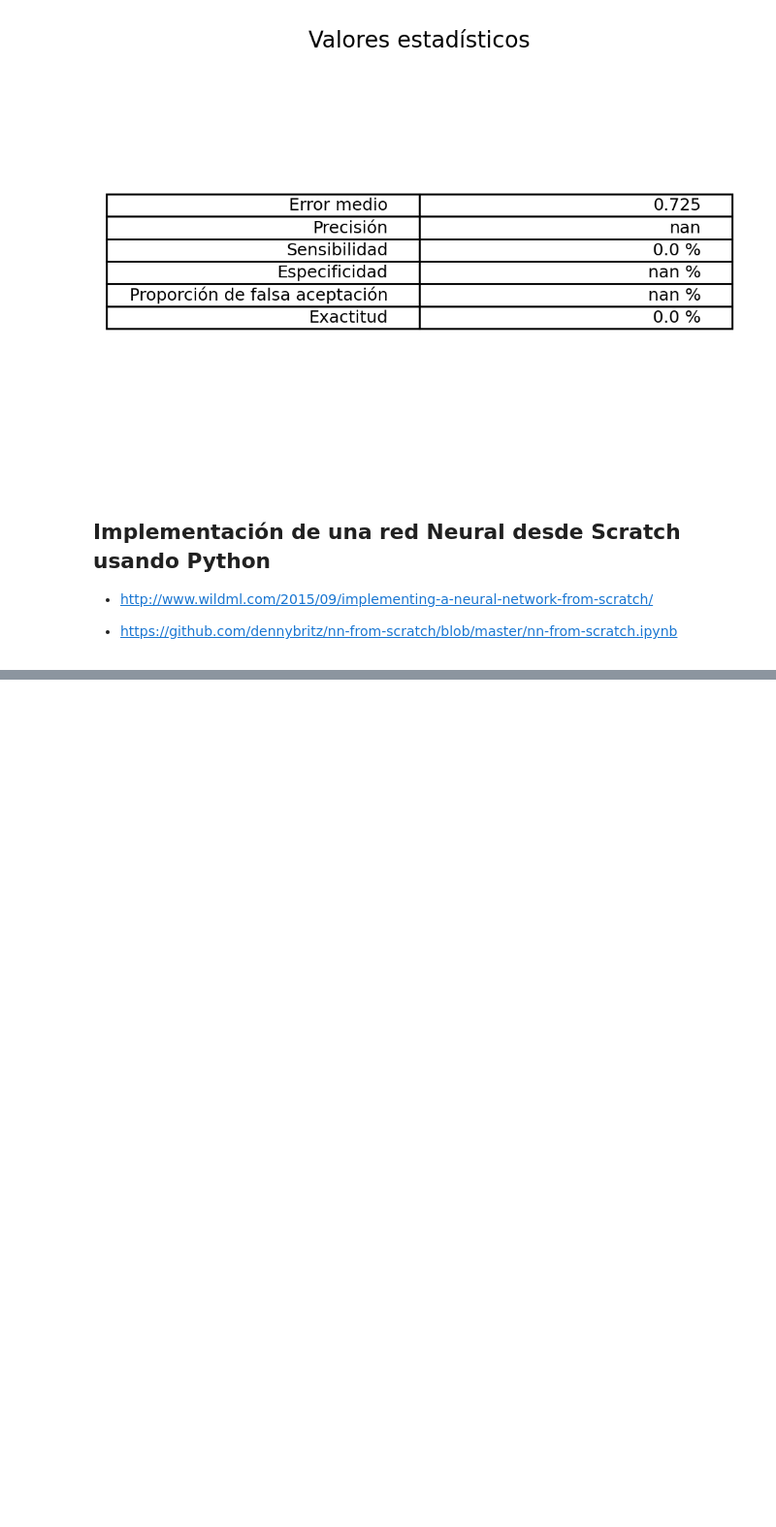
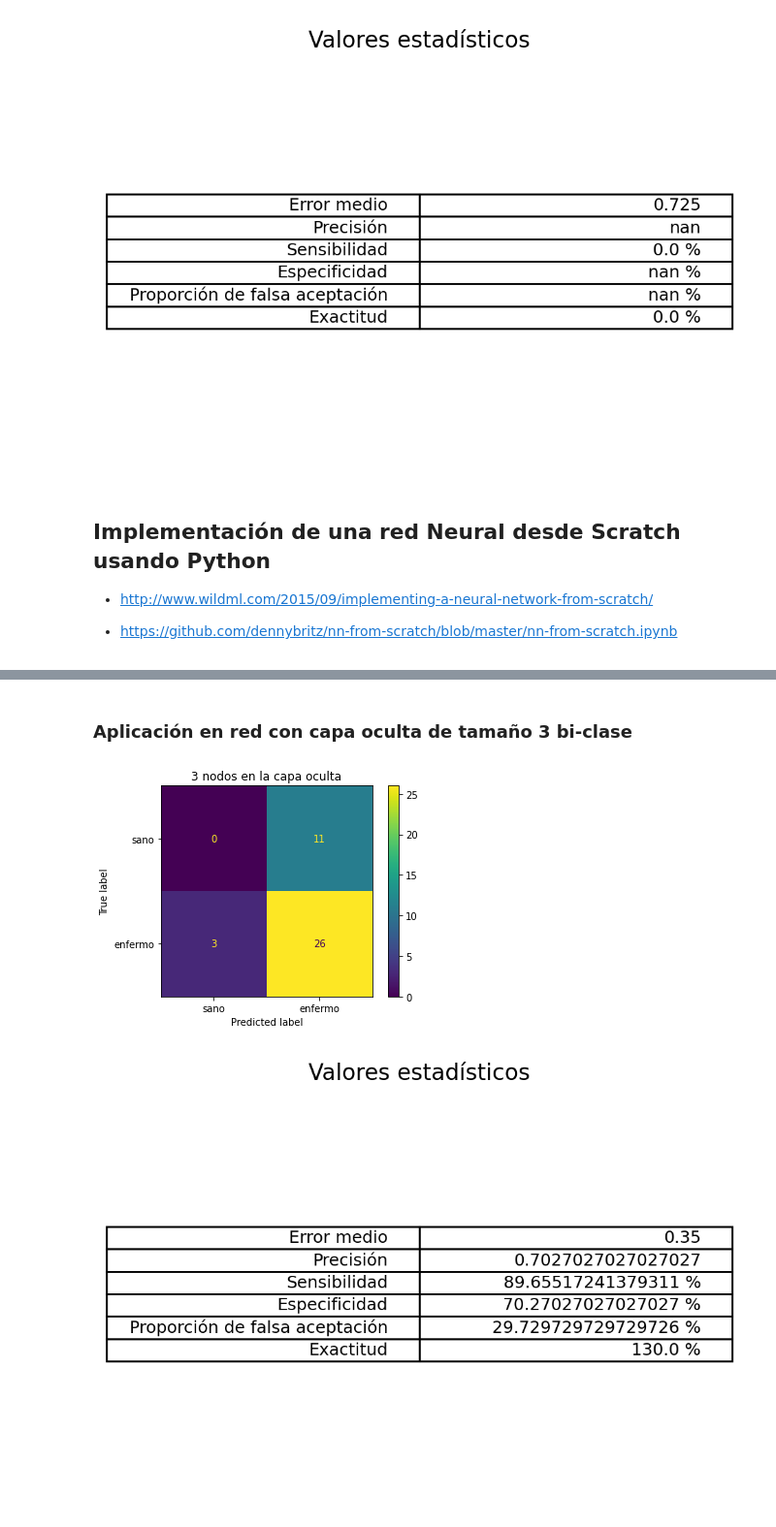
Before and after one commit to esteban11519/tecnicasDeInteligenciaArtificial, a Jupyter notebook: PF/clasificacionConRNA.ipynb, the cells around one changed output, grey strips where cells are left out. Shown at 97% size. Cells and saved outputs as stored; diff of their text form; code cells hidden in the pictures; blank space fills up the shorter version.

```diff
--- a/PF/clasificacionConRNA.ipynb
+++ b/PF/clasificacionConRNA.ipynb
@@ -754,3 +756,7 @@ valoresEstadisticos(Yprueba,tp,fp,fn,tp)
 * http://www.wildml.com/2015/09/implementing-a-neural-network-from-scratch/
 
 * https://github.com/dennybritz/nn-from-scratch/blob/master/nn-from-scratch.ipynb
+# %%
+# Entrenar el clasificador de regresión logística con funciones sklearn
+clf = sklearn.linear_model.LogisticRegressionCV()
+clf.fit(X, Y)
@@ -756,0 +875,22 @@ valoresEstadisticos(Yprueba,tp,fp,fn,tp)
+# %% [markdown]
+### Aplicación en red con capa oculta de tamaño 3 bi-clase
+# %%
+# Construcción de un modelo con una capa oculta tridimensional
+nn_hdim=3 # Número de nodos de la capa oculta
+nn_output_dim = 2 # dimensión de capa de salida
+#Parámetros de descenso de gradiente
+epsilon = 0.01 # taza de aprendizaje
+reg_lambda = 0.01
+
+model = build_model(nn_hdim,X,Y,reg_lambda,epsilon,nn_output_dim, print_loss=False)
+Yprediccion=predict(model, Xprueba)
+# Con scikit-learn
+cm = confusion_matrix(Yprueba, Yprediccion)
+tn, fp, fn, tp = cm.ravel()
+cm_display = ConfusionMatrixDisplay(cm,display_labels=["sano","enfermo"])
+cm_display.plot()
+cm_display.ax_.set_title(f'{nn_hdim} nodos en la capa oculta')
+valoresEstadisticos(Yprueba,tp,fp,fn,tp)
+# %% [output]
+[figure, added]
+[figure, added]
```
Also changed, not shown: parts of 10 cells of this notebook.
